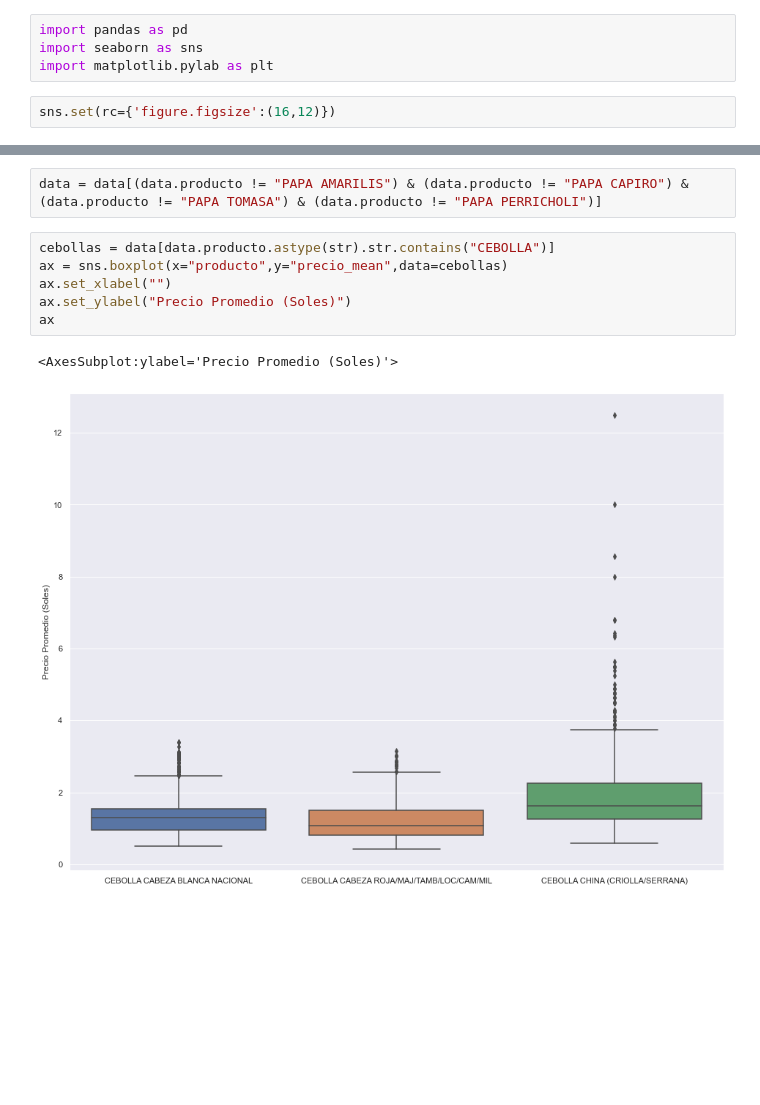
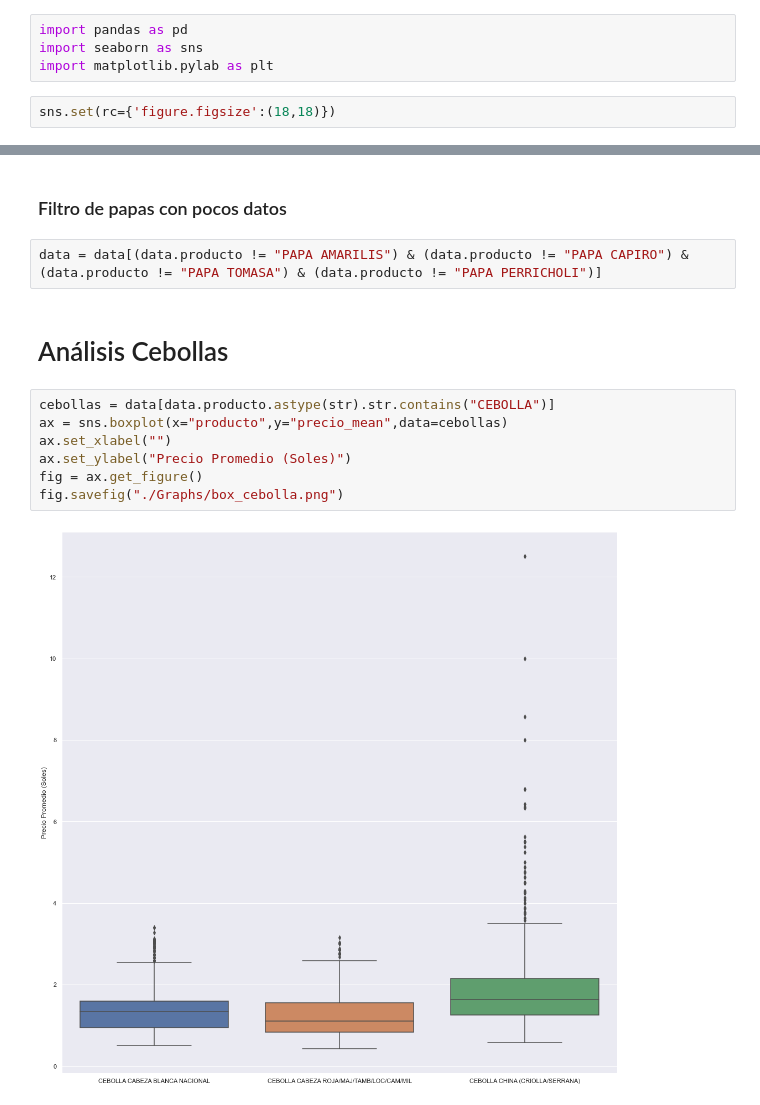
Before and after one commit to AlejandroGH97/tesis, a Jupyter notebook: Analysis/EDA.ipynb, the cells around one changed output, grey strips where cells are left out. Saved outputs shown, nothing was run; the diff lists cells and outputs as text; blank space fills up the shorter version.

```diff
--- a/Analysis/EDA.ipynb
+++ b/Analysis/EDA.ipynb
@@ -3,4 +5,4 @@ import pandas as pd
 import seaborn as sns
 import matplotlib.pylab as plt
 # %%
-sns.set(rc={'figure.figsize':(16,12)})
+sns.set(rc={'figure.figsize':(18,18)})
@@ -40,14 +78,18 @@ Name: producto, dtype: int64
+# %% [markdown]
+### Filtro de papas con pocos datos
 # %%
 data = data[(data.producto != "PAPA AMARILIS") & (data.producto != "PAPA CAPIRO") & (data.producto != "PAPA TOMASA") & (data.producto != "PAPA PERRICHOLI")]
+# %% [markdown]
+# Análisis Cebollas
 # %%
 cebollas = data[data.producto.astype(str).str.contains("CEBOLLA")]
 ax = sns.boxplot(x="producto",y="precio_mean",data=cebollas)
 ax.set_xlabel("")
 ax.set_ylabel("Precio Promedio (Soles)")
-ax
+fig = ax.get_figure()
+fig.savefig("./Graphs/box_cebolla.png")
 # %% [output]
-<AxesSubplot:ylabel='Precio Promedio (Soles)'>
-[figure, old version]
+[figure, new version]
 # %%
 cebollas = cebollas[~cebollas.producto.astype(str).str.contains("CHINA")]
 monthAvg = cebollas.groupby(["producto","year","month"]).agg({"precio_mean": "mean"}).reset_index()
```
Also changed, not shown: parts of 32 cells of this notebook, 38 other files.
